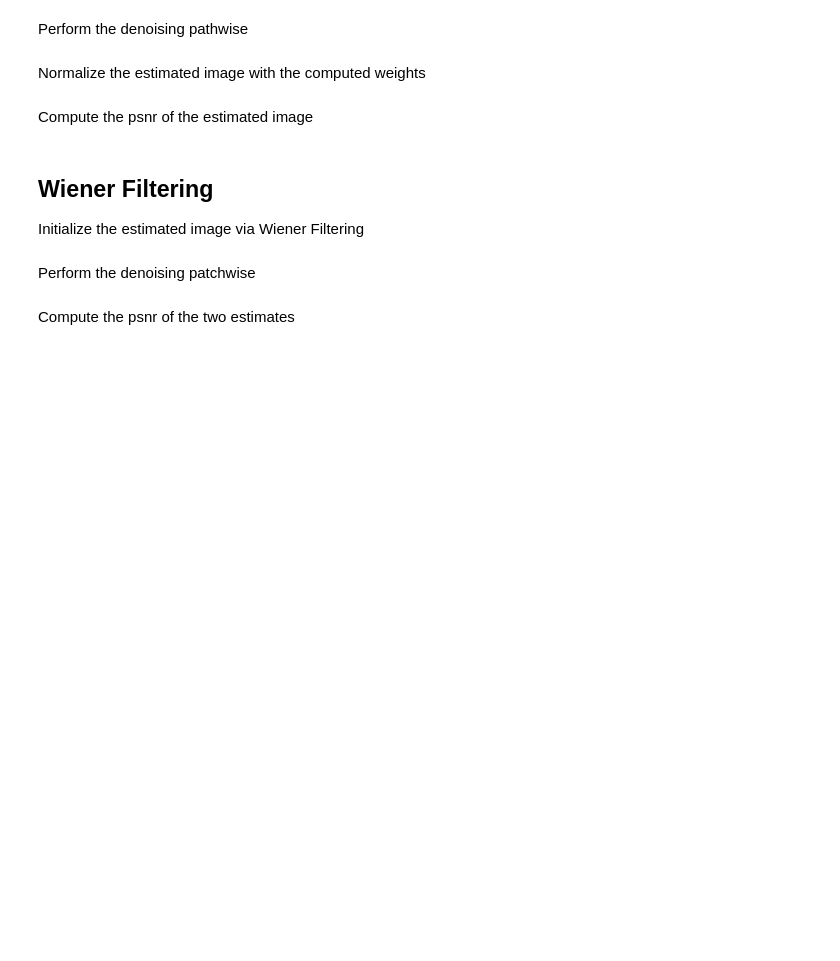
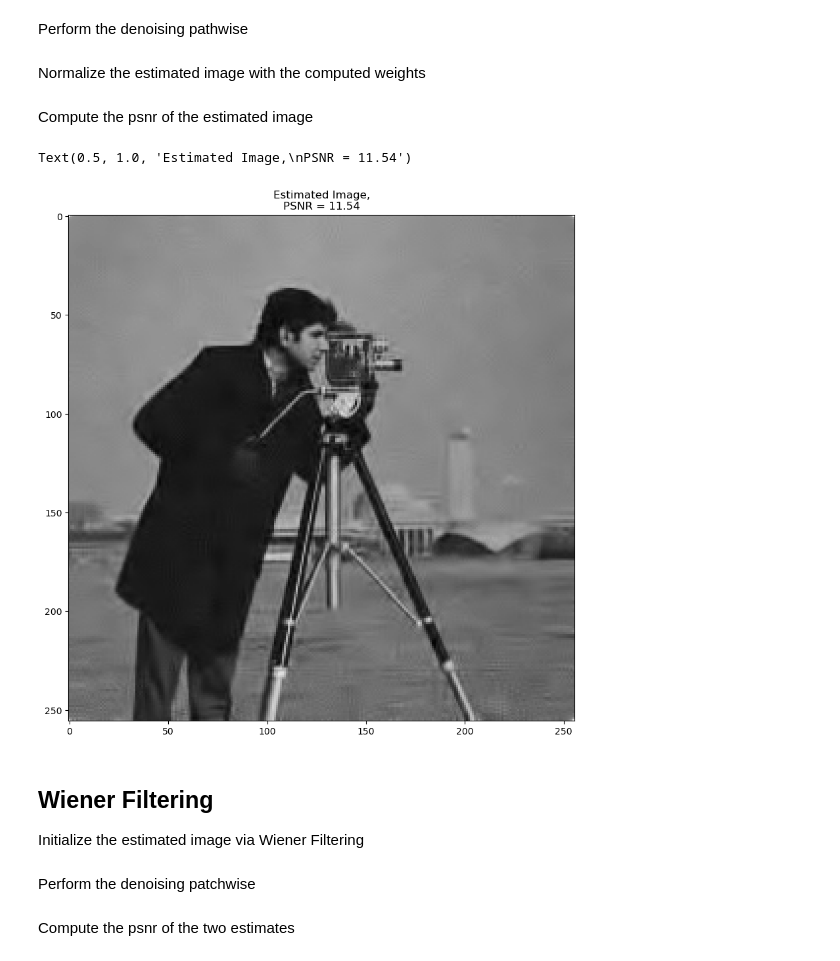
Before and after one commit to lorebenzo/mmmip-labs, a Jupyter notebook: lez_3_DCT_denoising.ipynb, the cells around one changed output. Drawn from its saved outputs; the diff is of its cells as text; code cells hidden in the pictures; blank space fills up the shorter version.

```diff
--- a/lez_3_DCT_denoising.ipynb
+++ b/lez_3_DCT_denoising.ipynb
@@ -70,7 +73,10 @@ D = np.zeros((M, M))
 cnt = 0
 for i in range(p):
     for j in range(p):
-        D
+        e_i = np.eye(p)[:, i].reshape((p, 1))
+        e_j = np.eye(p)[:, j].reshape((p, 1))
+        D[:, cnt] = idct2(e_i @ e_j.T).reshape((M, 1)).flatten()
+        cnt = cnt + 1
 # %%
 D_img = get_dictionary_img(D)
 plt.figure(figsize=(8, 8))
@@ -95,36 +104,41 @@ Perform the denoising pathwise
 for i in range(0, imsz[0] - p + 1, STEP):
     for j in range(0, imsz[1] - p + 1, STEP):
         # extrach the patch with the top left corner at pixel (ii, jj)
-        s =
+        s = noisy_img[i:i + p, j:j + p]
 
         # compute the representation w.r.t. the 2D DCT dictionary
-        x =
+        x = dct2(s)
 
         # perform the hard thresholding (do not perform HT on the DC!)
-        x_HT
+        x_HT = x * (np.abs(x) > tau)
 
         # perform the reconstruction
-        s_hat =
+        s_hat = idct2(x_HT)
 
         # compute the weight for the reconstructed patch
-        w =
+        w = 1
 
         # put the compressed patch into the compressed image using the computed weight
         # update img_hat
+        img_hat[i:i + p, j:j + p] += s_hat
 
         # store the weight of the current patch in the weight matrix
         # update weights
+        weights[i:i + p, j:j + p] += w
 # %% [markdown]
 Normalize the estimated image with the computed weights
 # %%
-img_hat =
+img_hat = img_hat / weights
 # %% [markdown]
 Compute the psnr of the estimated image
 # %%
-psnr =
+psnr = 10 * np.log10(1 / np.mean((img - img_hat) ** 2))
 plt.figure(figsize=(10,10))
 plt.imshow(img_hat, cmap='gray')
 plt.title(f'Estimated Image,\nPSNR = {psnr:.2f}')
+# %% [output]
+Text(0.5, 1.0, 'Estimated Image,\nPSNR = 11.54')
+[figure, added]
 # %% [markdown]
 Wiener Filtering
 ----------------
```
Also changed, not shown: parts of 6 cells of this notebook, 1 other file.
